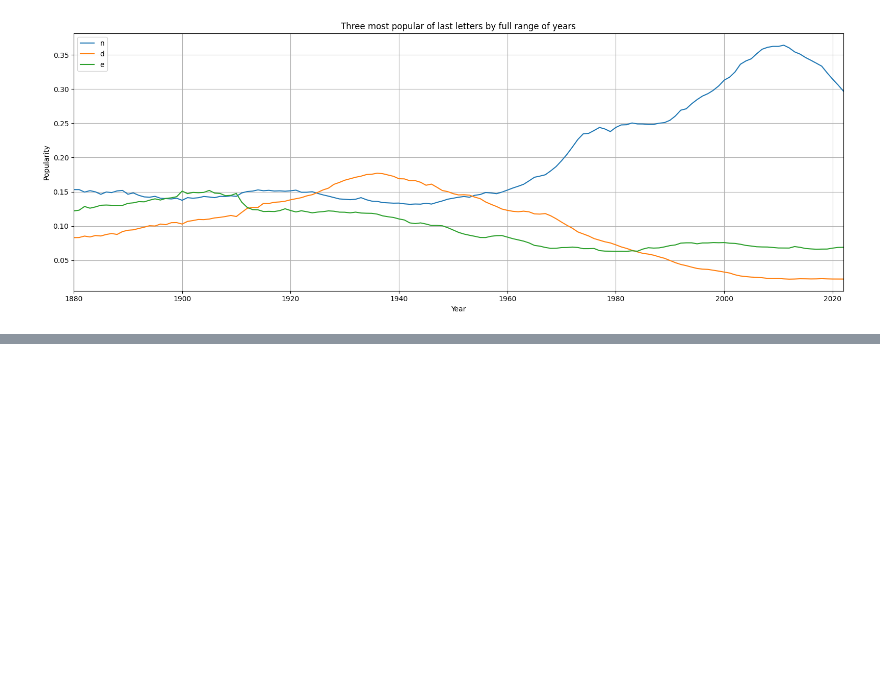
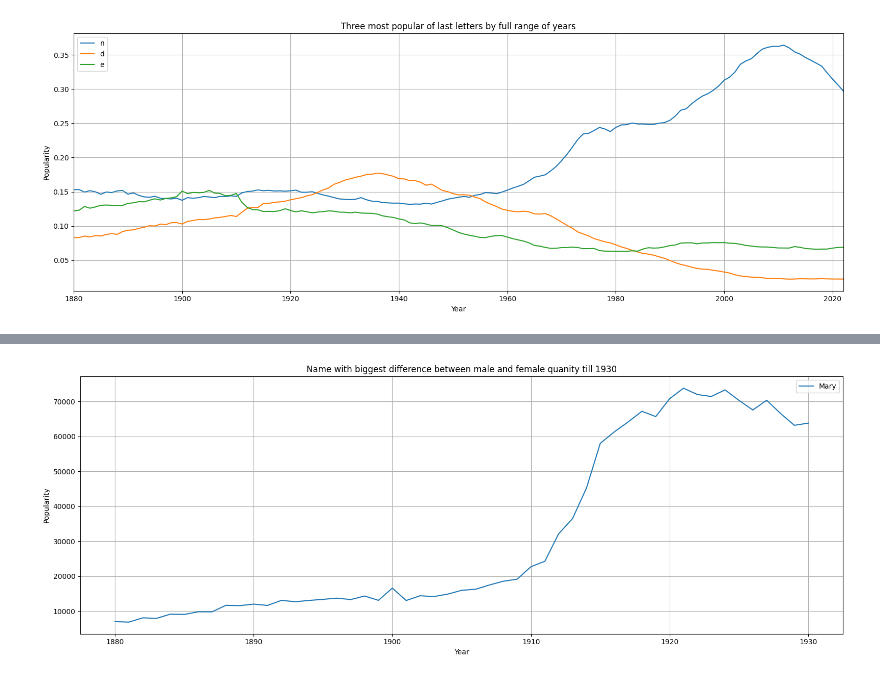
Before and after one commit to pawel-gawron/EAD-Eksploracyjna-analiza-danych, a Jupyter notebook: Lab 05 - Projekt pandas Matplotlib/Lab_05.ipynb, the cells around one changed output, grey strips where cells are left out. Drawn from its saved outputs; the diff is of its cells as text; code cells hidden in the pictures; blank space fills up the shorter version.

```diff
--- a/Lab 05 - Projekt pandas Matplotlib/Lab_05.ipynb
+++ b/Lab 05 - Projekt pandas Matplotlib/Lab_05.ipynb
@@ -347,0 +339,83 @@ plt.show()
+# %%
+name_counts_male
+name_counts_female
+top_names_group_filtered
+
+before_1930 = top_names_group_filtered[top_names_group_filtered['Year'] <= 1930]
+since_2000 = top_names_group_filtered[top_names_group_filtered['Year'] >= 2000]
+
+before_1930_female_names = before_1930[before_1930['Sex'] == 'F']
+before_1930_male_names = before_1930[before_1930['Sex'] == 'M']
+
+before_1930_female_names = before_1930_female_names.pivot_table(index=['Year', 'Name'], values='Quanity')
+before_1930_male_names = before_1930_male_names.pivot_table(index=['Year', 'Name'], values='Quanity')
+
+yearly_data = pd.DataFrame(columns=['Year', 'Name'])
+common_names_table = []
+
+for year in before_1930['Year'].unique():
+    female_data = before_1930_female_names.loc[year]
+    male_data = before_1930_male_names.loc[year]
+    common_names = female_data.index[female_data.index.isin(male_data.index)].values
+    year_data = pd.DataFrame({'Year': [year] * len(common_names), 'Name': common_names})
+    year_data = pd.concat([year_data], axis=1)
+    # print(year_data)
+    common_names_table.append(year_data)
+
+common_names_table = pd.concat(common_names_table, ignore_index=True)
+
+years_1930 = list(before_1930_female_names.index.get_level_values('Year').unique().values)
+
+# names_common = list(common_names_table['Name'].values[common_names_table['Year'] == years_1930])
+
+
+filtered_names = [common_names_table[common_names_table['Year'] == year]['Name'].values for year in years_1930]
+
+filtered_names_df_female = names_df_pivot.loc[(years_1930, 'F'), :]
+filtered_names_df_male = names_df_pivot.loc[(years_1930, 'M'), :]
+
+column_names_male = ['Quanity male', 'frequency_male', 'frequency_female']
+column_names_female = ['Quanity female', 'frequency_male', 'frequency_female']
+
+common_female = pd.concat([filtered_names_df_female.loc[(year, 'F', list(filtered_names[i])), :] for i, year in enumerate(years_1930)])
+common_male = pd.concat([filtered_names_df_male.loc[(year, 'M', list(filtered_names[i])), :] for i, year in enumerate(years_1930)])
+
+common_female.columns = column_names_female
+common_male.columns = column_names_male
+
+common_female = common_female.reset_index().drop(columns='Sex')
+common_male = common_male.reset_index().drop(columns='Sex')
+
+merged_pivot = common_female.combine_first(common_male)
+
+merged_pivot['Difference'] = abs(merged_pivot['Quanity male'] - merged_pivot['Quanity female'])
+
+merged_pivot = merged_pivot.pivot_table(index=['Year', 'Name'], values=['Difference', 'Quanity male', 'Quanity female'])
+
+max_2_diff = merged_pivot['Difference'].nlargest(1)
+
+name = max_2_diff.index[0][1]
+
+print(name)
+print(merged_pivot)
+
+
+fig, ax5 = plt.subplots(figsize=(16, 6))
+
+diff = merged_pivot.loc[(slice(None), name), :]['Difference'].values
+
+
+ax5.plot(years_1930, diff, label=name)
+ax5.set_xlabel('Year')
+ax5.set_ylabel('Popularity')
+ax5.set_title(f'Name with biggest difference between male and female quanity till 1930')
+ax5.grid(True)
+
+# ax4.set_xticks(years)
+# ax4.set_xticklabels(years)
+
+ax5.legend(loc='best')
+
+plt.tight_layout()
+plt.show()
+# %% [output]
@@ -347,0 +438 @@ plt.show()
+[figure, added]
```
Also changed, not shown: parts of 4 cells of this notebook.
